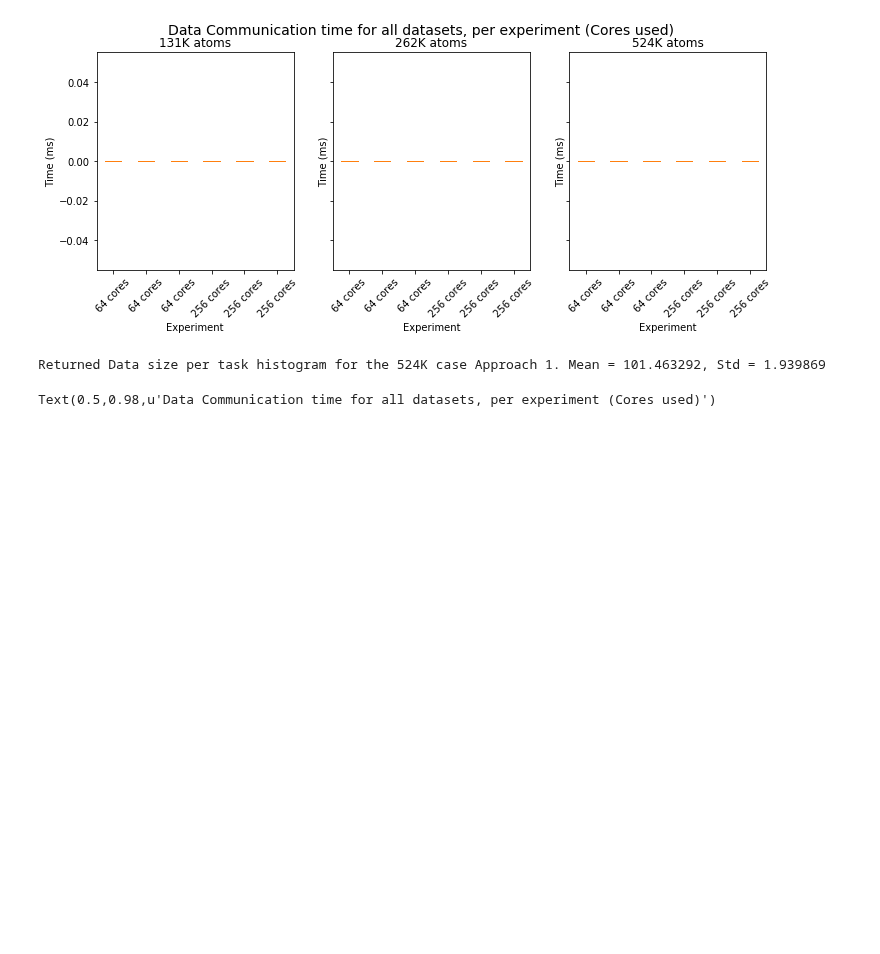
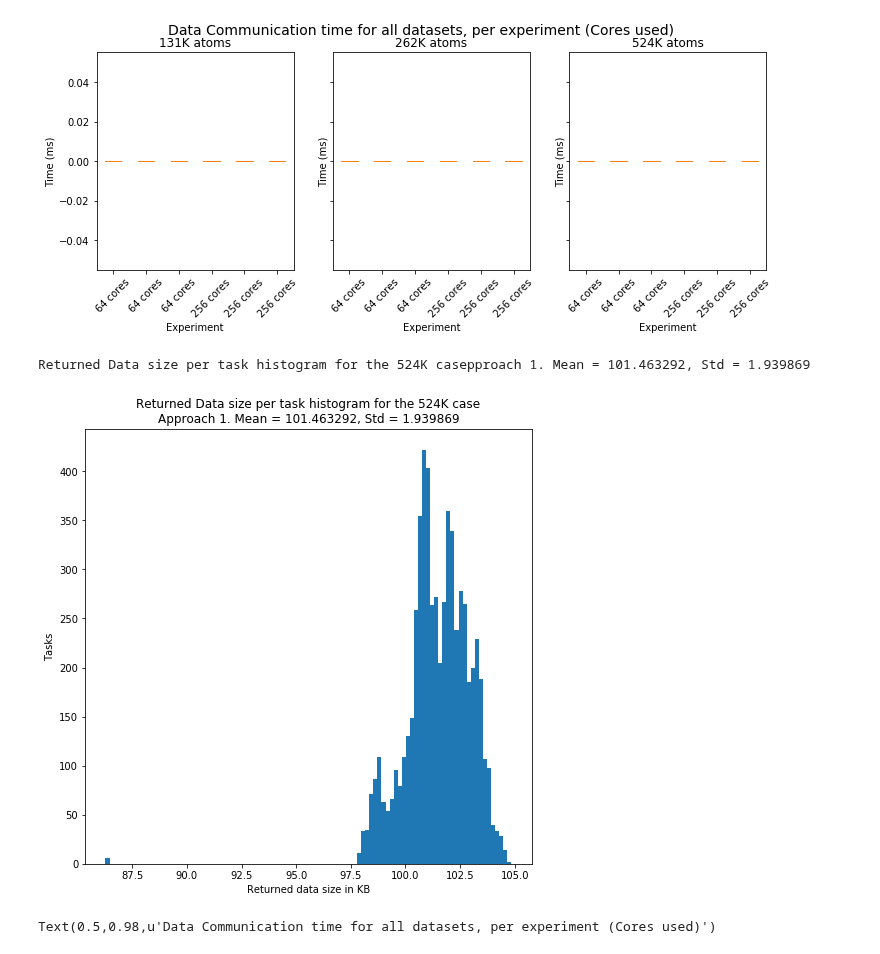
Before and after one commit to radical-experiments/midas_exps, a Jupyter notebook: leaflet-finder/CommunicationTimesDataflow.ipynb, the cells around one changed output. Cells and saved outputs as stored; diff of their text form; code cells hidden in the pictures; blank space fills up the shorter version.

Commit message:
Communication Histograms

```diff
--- a/leaflet-finder/CommunicationTimesDataflow.ipynb
+++ b/leaflet-finder/CommunicationTimesDataflow.ipynb
@@ -73,16 +73,17 @@ Text(0.5,0.98,u'Data Communication time for all datasets, per experiment (Cores
 # %%
 a = np.array(0,)
 for sizes in Df_list1:
     a = np.hstack([a,sizes])
-#fig1,axes1 = plt.subplots(nrows=1, ncols=1)
-#fig1.set_size_inches(6,12)
-#axes1.hist(a,bins=100)
-#axes1.set_title('Returned Data size per task histogram for the 524K case Approach 1. Mean = %f, Std = %f'%(a.mean(),a.std()))
-#axes1.set_ylabel('Tasks')
-#axes1.set_xlabel('Returned data size in KB')
-print 'Returned Data size per task histogram for the 524K case Approach 1. Mean = %f, Std = %f'%(a.mean(),a.std())
+fig1,axes1 = plt.subplots(nrows=1, ncols=1)
+fig1.set_size_inches(8,8)
+axes1.hist(a.tolist()[1:],bins=100)
+axes1.set_title('Returned Data size per task histogram for the 524K case\nApproach 1. Mean = %f, Std = %f'%(a.mean(),a.std()))
+axes1.set_ylabel('Tasks')
+axes1.set_xlabel('Returned data size in KB')
+print 'Returned Data size per task histogram for the 524K casepproach 1. Mean = %f, Std = %f'%(a.mean(),a.std())
 # %% [output]
-Returned Data size per task histogram for the 524K case Approach 1. Mean = 101.463292, Std = 1.939869
+Returned Data size per task histogram for the 524K casepproach 1. Mean = 101.463292, Std = 1.939869
+[figure, added]
 # %%
 fig1,axes1 = plt.subplots(nrows=1, ncols=3,sharey=True)
 fig1.set_size_inches(12,4)
```
Also changed, not shown: parts of 2 cells of this notebook.
